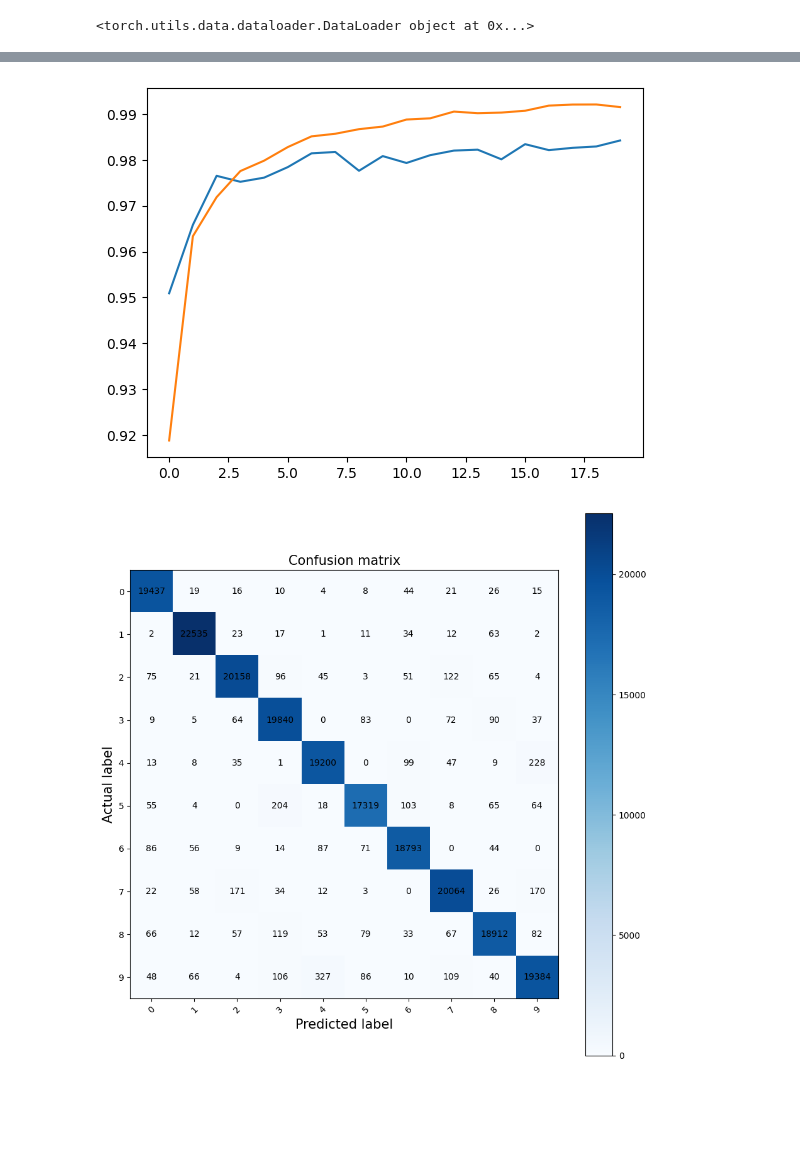
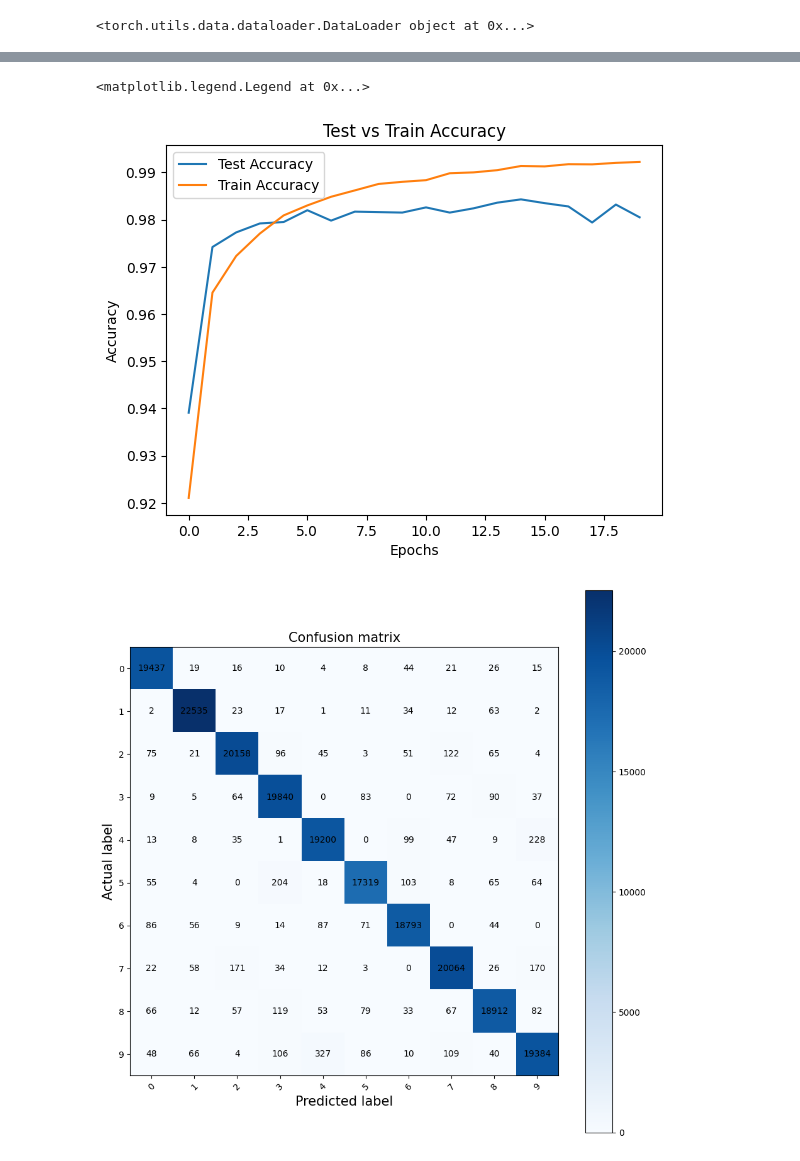
Before and after one commit to clement-gh/TD-TP_SIA, a Jupyter notebook: TD_SIAY_1.ipynb, the cells around one changed output, grey strips where cells are left out. Cells and saved outputs as stored; diff of their text form; code cells hidden in the pictures; blank space fills up the shorter version.

```diff
--- a/TD_SIAY_1.ipynb
+++ b/TD_SIAY_1.ipynb
@@ -128,7 +137,14 @@ print(list_accuracy_test)
-# %%
-plt.plot(list_accuracy_test)
-plt.plot(list_accuracy_train)
-plt.show()
-# %% [output]
-[figure, removed]
+# %%
+# Affichage des courbes de l'accuracy pour le train et le test
+plt.plot(list_accuracy_test, label='Test Accuracy')
+plt.plot(list_accuracy_train, label='Train Accuracy')
+
+plt.title('Test vs Train Accuracy')
+plt.xlabel('Epochs')
+plt.ylabel('Accuracy')
+
+plt.legend()
+# %% [output]
+<matplotlib.legend.Legend at 0x...>
+[figure, added]
 # %%
```
Also changed, not shown: parts of 11 cells of this notebook, 2 other files.
